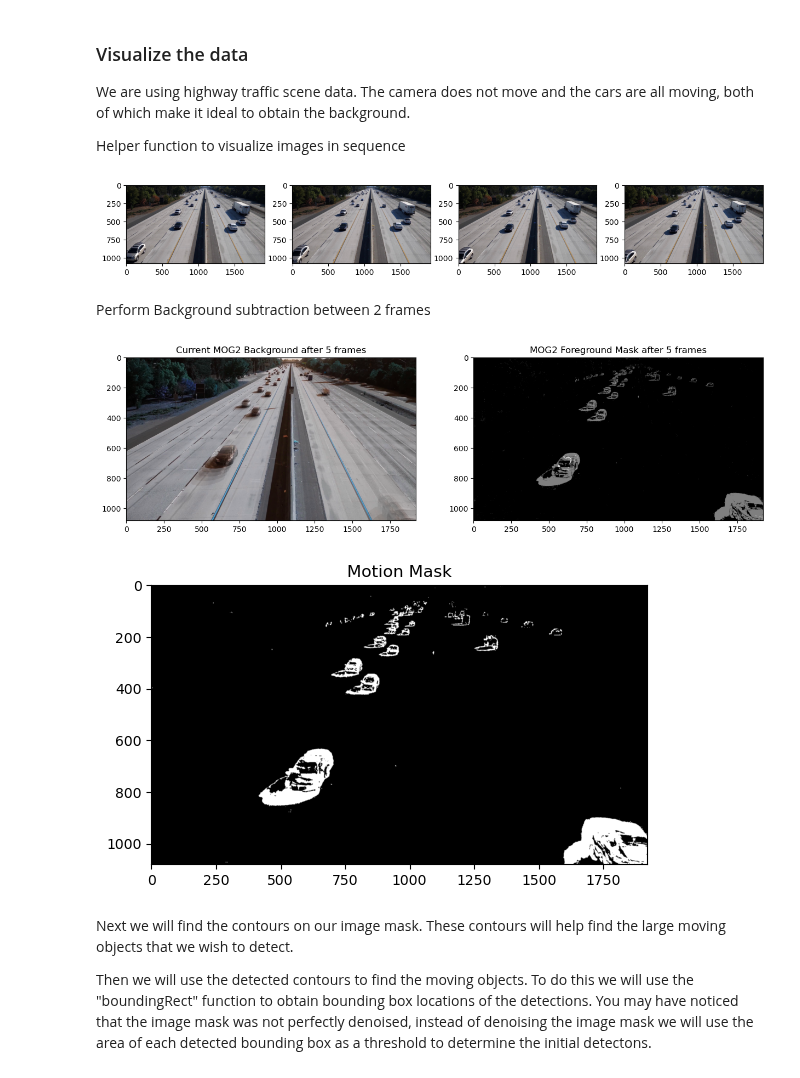
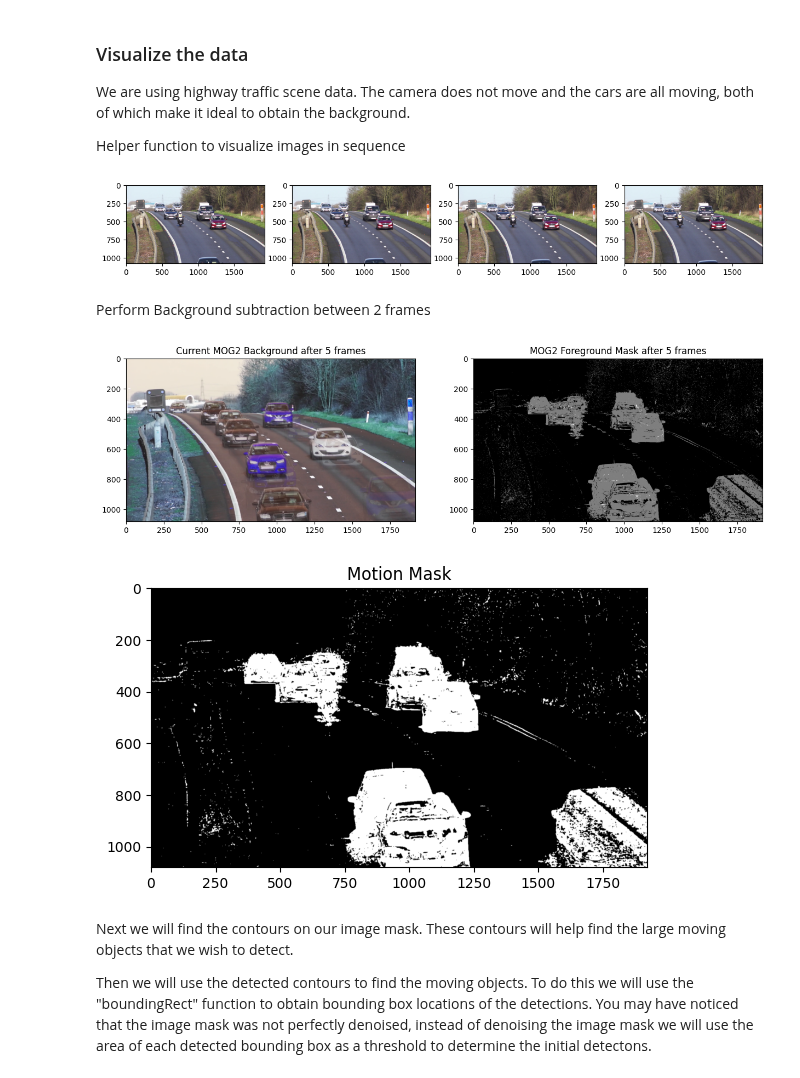
Before and after one commit to yanj27/Smart_Industry, a Jupyter notebook: Smart Industry/College 9/detection_with_background_subtraction.ipynb, the cells around one changed output. Saved outputs shown, nothing was run; the diff lists cells and outputs as text; code cells hidden in the pictures.

```diff
--- a/Smart Industry/College 9/detection_with_background_subtraction.ipynb
+++ b/Smart Industry/College 9/detection_with_background_subtraction.ipynb
@@ -38,19 +34,27 @@ image_paths = sorted(glob(f"{data_path}/*.jpg"), key=lambda x:float(re.findall("
+# %%
+# get properly sorted images
+data_path = 'images_highway'
+image_paths = []
+for image_name in os.listdir(data_path):
+    if '.jpg' in image_name:
+        image_paths.append(f'{data_path}/{image_name}')
 # %%
-idx = 56
+idx = 21
 
 img1_rgb = cv2.cvtColor(cv2.imread(image_paths[idx]), cv2.COLOR_BGR2RGB)
 img2_rgb = cv2.cvtColor(cv2.imread(image_paths[idx+1]), cv2.COLOR_BGR2RGB)
 img3_rgb = cv2.cvtColor(cv2.imread(image_paths[idx+2]), cv2.COLOR_BGR2RGB)
 img4_rgb = cv2.cvtColor(cv2.imread(image_paths[idx+3]), cv2.COLOR_BGR2RGB)
 
 # fig, ax = plt.subplots(1, 4, figsize=(150, 75))
 fig, ax = plt.subplots(1, 4, figsize=(15, 7.5))
 ax[0].imshow(img1_rgb)
-ax[1].imshow(img2_rgb);
-ax[2].imshow(img3_rgb);
-ax[3].imshow(img4_rgb);
+ax[1].imshow(img2_rgb)
+ax[2].imshow(img3_rgb)
+ax[3].imshow(img4_rgb)
+plt.show()
 # %% [output]
-[figure, old version]
+[figure, new version]
 # %% [markdown]
 Perform Background subtraction between 2 frames
 # %%
@@ -79,9 +83,10 @@ fig, ax = plt.subplots(1, 2, figsize=(15, 7))
 ax[0].imshow(backSub.getBackgroundImage())
 ax[0].set_title(f"Current {sub_type} Background after 5 frames")
 ax[1].imshow(fg_mask, cmap='gray')
-ax[1].set_title(f"{sub_type} Foreground Mask after 5 frames");
+ax[1].set_title(f"{sub_type} Foreground Mask after 5 frames")
+plt.show()
 # %% [output]
-[figure, old version]
+[figure, new version]
 # %%
 def get_motion_mask(fg_mask, min_thresh=0, kernel=np.array((9,9), dtype=np.uint8)):
     """ Obtains image mask
@@ -104,9 +109,10 @@ def get_motion_mask(fg_mask, min_thresh=0, kernel=np.array((9,9), dtype=np.uint8
 mask = get_motion_mask(fg_mask)
 
 plt.imshow(mask, cmap='gray')
-plt.title("Motion Mask");
+plt.title("Motion Mask")
+plt.show()
 # %% [output]
-[figure, old version]
+[figure, new version]
 # %% [markdown]
 Next we will find the contours on our image mask. These contours will help find the large moving objects that we wish to detect.
 
```
Also changed, not shown: parts of 8 cells of this notebook, 1 other file.
